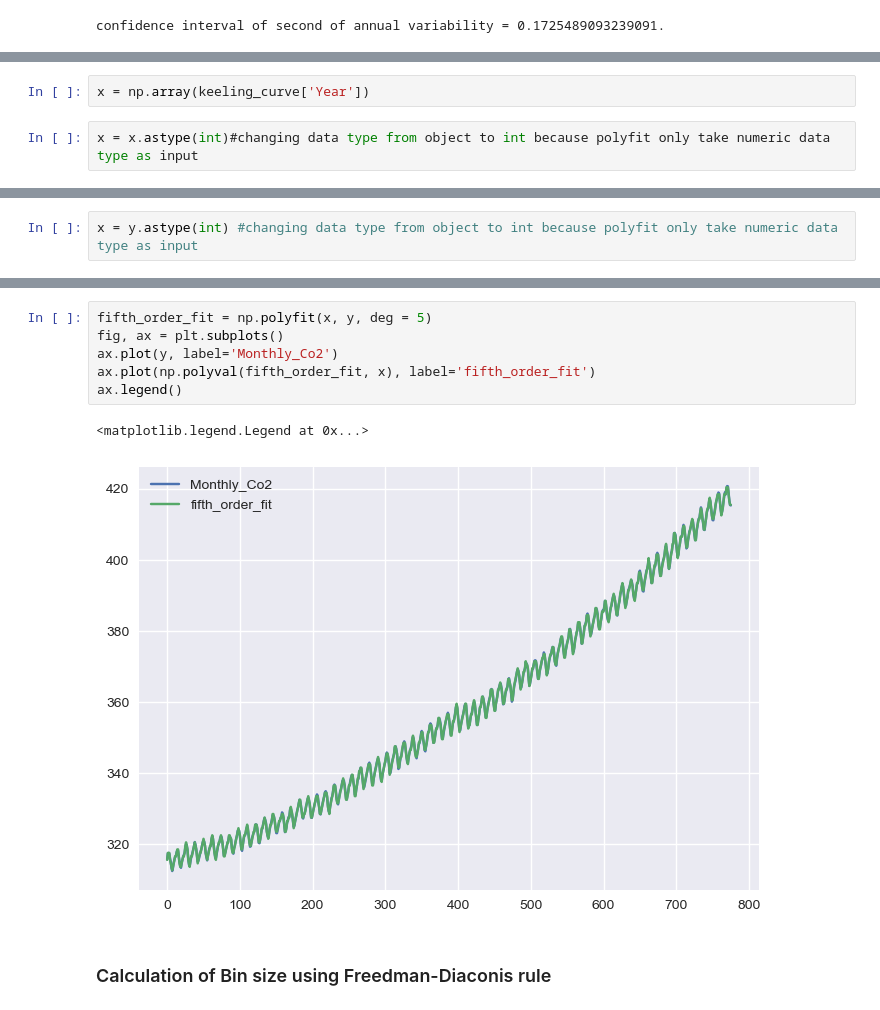
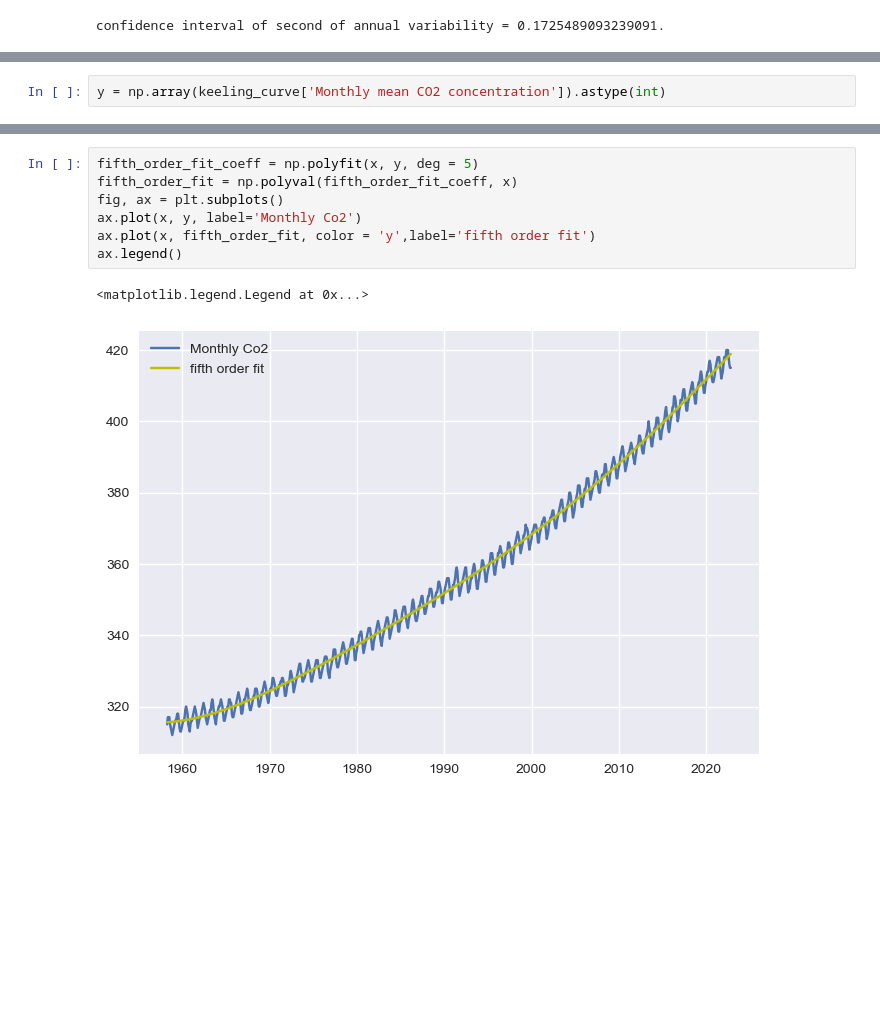
Before and after one commit to Sumanshekhar17/Geophysical-Data-Analysis, a Jupyter notebook: Keeling Curve Data - Statistical Analysis.ipynb, the cells around one changed output, grey strips where cells are left out. Saved outputs shown, nothing was run; the diff lists cells and outputs as text; blank space fills up the shorter version.

```diff
--- a/Keeling Curve Data - Statistical Analysis.ipynb
+++ b/Keeling Curve Data - Statistical Analysis.ipynb
@@ -439,4 +308,0 @@ statistics.stdev(annual_variability[half_year: len(unique_years)-1])
-# %%
-x = np.array(keeling_curve['Year'])
-# %%
-x = x.astype(int)#changing data type from object to int because polyfit only take numeric data type as input
@@ -445,2 +308,0 @@ y = np.array(keeling_curve['Monthly mean CO2 concentration'])
-# %%
-x = y.astype(int) #changing data type from object to int because polyfit only take numeric data type as input
@@ -481,0 +309,2 @@ df = df['Year_.dt.year + df['Year_Month'].dt.month/12
+# %%
+y = np.array(keeling_curve['Monthly mean CO2 concentration']).astype(int)
@@ -506,11 +347,10 @@ ax.legend()
 # %%
-fifth_order_fit = np.polyfit(x, y, deg = 5)
+fifth_order_fit_coeff = np.polyfit(x, y, deg = 5)
+fifth_order_fit = np.polyval(fifth_order_fit_coeff, x)
 fig, ax = plt.subplots()
-ax.plot(y, label='Monthly_Co2')
-ax.plot(np.polyval(fifth_order_fit, x), label='fifth_order_fit')
+ax.plot(x, y, label='Monthly Co2')
+ax.plot(x, fifth_order_fit, color = 'y',label='fifth order fit')
 ax.legend()
 # %% [output]
 <matplotlib.legend.Legend at 0x...>
-[figure, old version]
+[figure, new version]
-# %% [markdown]
-### Calculation of Bin size using Freedman-Diaconis rule
```
Also changed, not shown: parts of 77 cells of this notebook.
